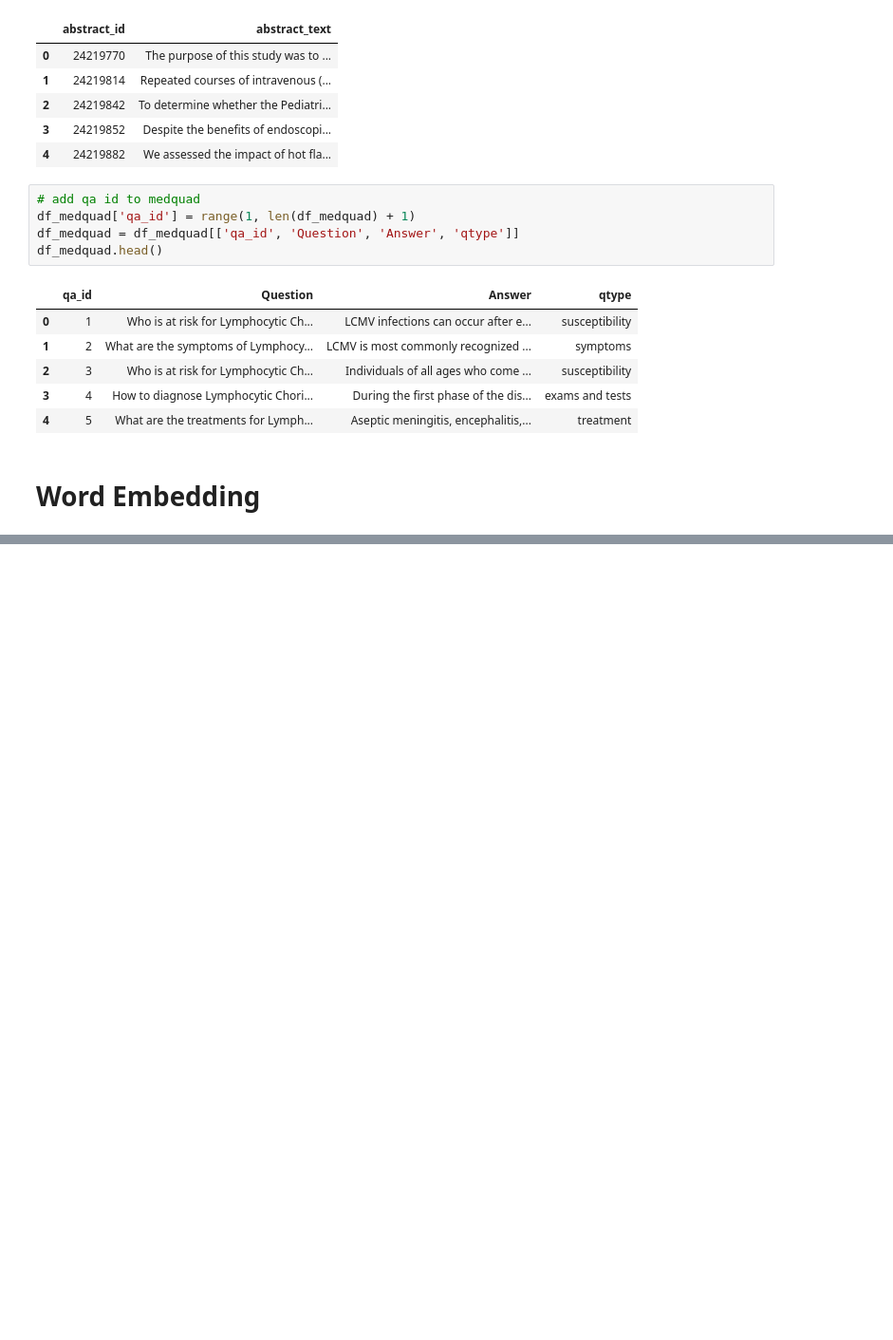
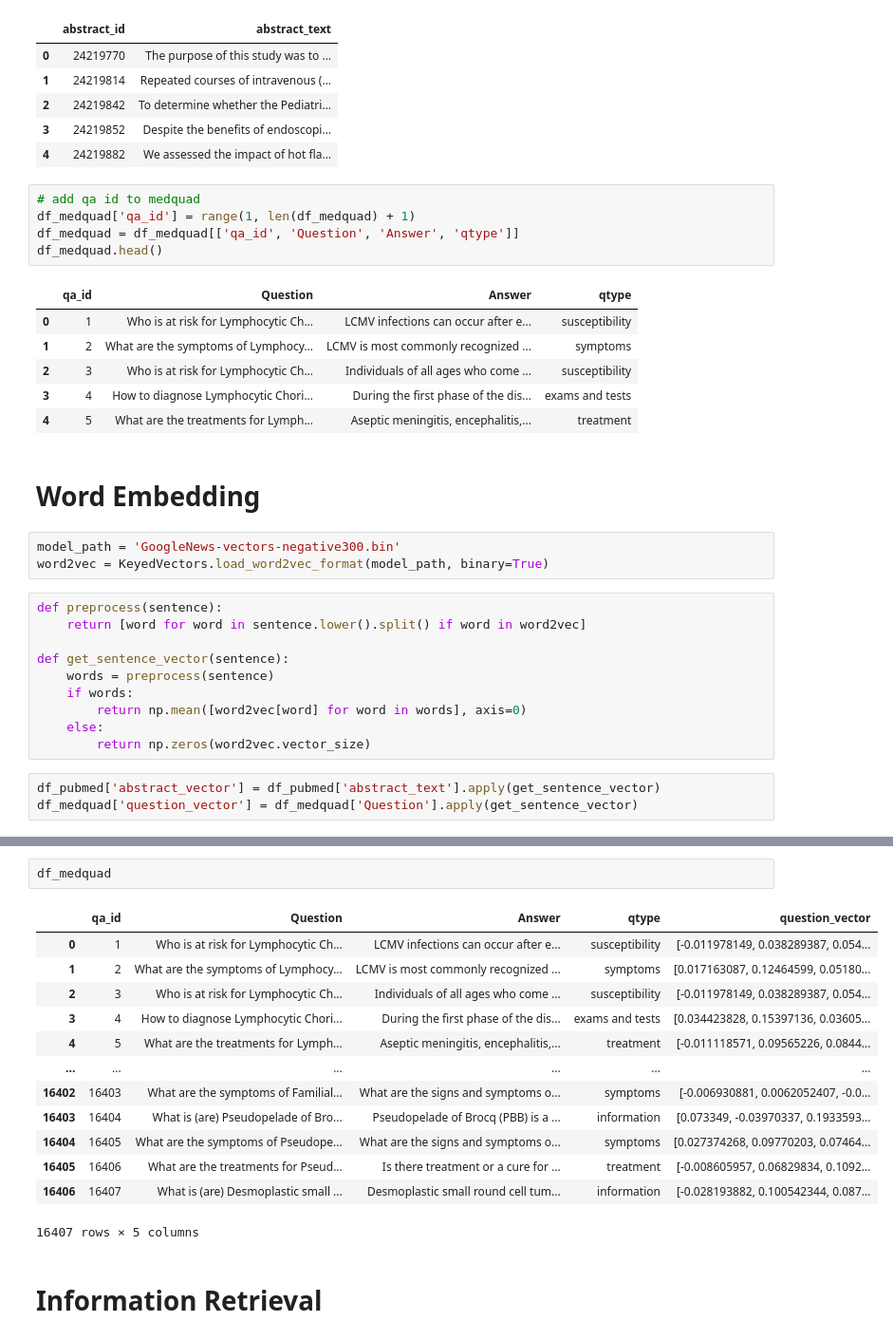
Before and after one commit to arelsulistyo/healthcare-chatbot-using-qa-with-word-embedding-ir, a Jupyter notebook: stbi.ipynb, the cells around one changed output, grey strips where cells are left out. Shown at 95% size. Drawn from its saved outputs; the diff is of its cells as text; blank space fills up the shorter version.

Commit message:
initial information retrieval model

```diff
--- a/stbi.ipynb
+++ b/stbi.ipynb
@@ -48,3 +68,19 @@ df_medquad.head()
 | 4 | 5 | What are the treatments for Lymph... | Aseptic meningitis, encephalitis,... | treatment |
 # %% [markdown]
 # Word Embedding
+# %%
+model_path = 'GoogleNews-vectors-negative300.bin'
+word2vec = KeyedVectors.load_word2vec_format(model_path, binary=True)
+# %%
+def preprocess(sentence):
+    return [word for word in sentence.lower().split() if word in word2vec]
+
+def get_sentence_vector(sentence):
+    words = preprocess(sentence)
+    if words:
+        return np.mean([word2vec[word] for word in words], axis=0)
+    else:
+        return np.zeros(word2vec.vector_size)
+# %%
+df_pubmed['abstract_vector'] = df_pubmed['abstract_text'].apply(get_sentence_vector)
+df_medquad['question_vector'] = df_medquad['Question'].apply(get_sentence_vector)
@@ -50,0 +103,18 @@ df_medquad.head()
+# %%
+df_medquad
+# %% [output]
+|  | qa_id | Question | Answer | qtype | question_vector |
+| 0 | 1 | Who is at risk for Lymphocytic Ch... | LCMV infections can occur after e... | susceptibility | [-0.011978149, 0.038289387, 0.054... |
+| 1 | 2 | What are the symptoms of Lymphocy... | LCMV is most commonly recognized ... | symptoms | [0.017163087, 0.12464599, 0.05180... |
+| 2 | 3 | Who is at risk for Lymphocytic Ch... | Individuals of all ages who come ... | susceptibility | [-0.011978149, 0.038289387, 0.054... |
+| 3 | 4 | How to diagnose Lymphocytic Chori... | During the first phase of the dis... | exams and tests | [0.034423828, 0.15397136, 0.03605... |
+| 4 | 5 | What are the treatments for Lymph... | Aseptic meningitis, encephalitis,... | treatment | [-0.011118571, 0.09565226, 0.0844... |
+| ... | ... | ... | ... | ... | ... |
+| 16402 | 16403 | What are the symptoms of Familial... | What are the signs and symptoms o... | symptoms | [-0.006930881, 0.0062052407, -0.0... |
+| 16403 | 16404 | What is (are) Pseudopelade of Bro... | Pseudopelade of Brocq (PBB) is a ... | information | [0.073349, -0.03970337, 0.1933593... |
+| 16404 | 16405 | What are the symptoms of Pseudope... | What are the signs and symptoms o... | symptoms | [0.027374268, 0.09770203, 0.07464... |
+| 16405 | 16406 | What are the treatments for Pseud... | Is there treatment or a cure for ... | treatment | [-0.008605957, 0.06829834, 0.1092... |
+| 16406 | 16407 | What is (are) Desmoplastic small ... | Desmoplastic small round cell tum... | information | [-0.028193882, 0.100542344, 0.087... |
+16407 rows × 5 columns
+# %% [markdown]
+# Information Retrieval
```
Also changed, not shown: parts of 7 cells of this notebook, 3 other files.
